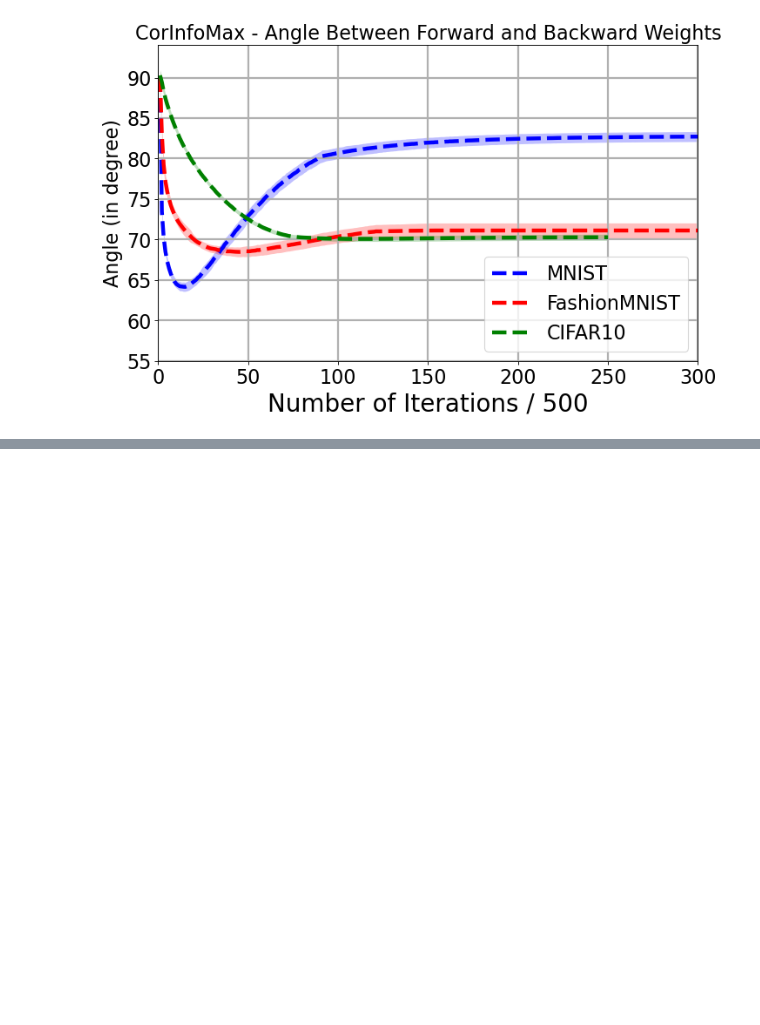
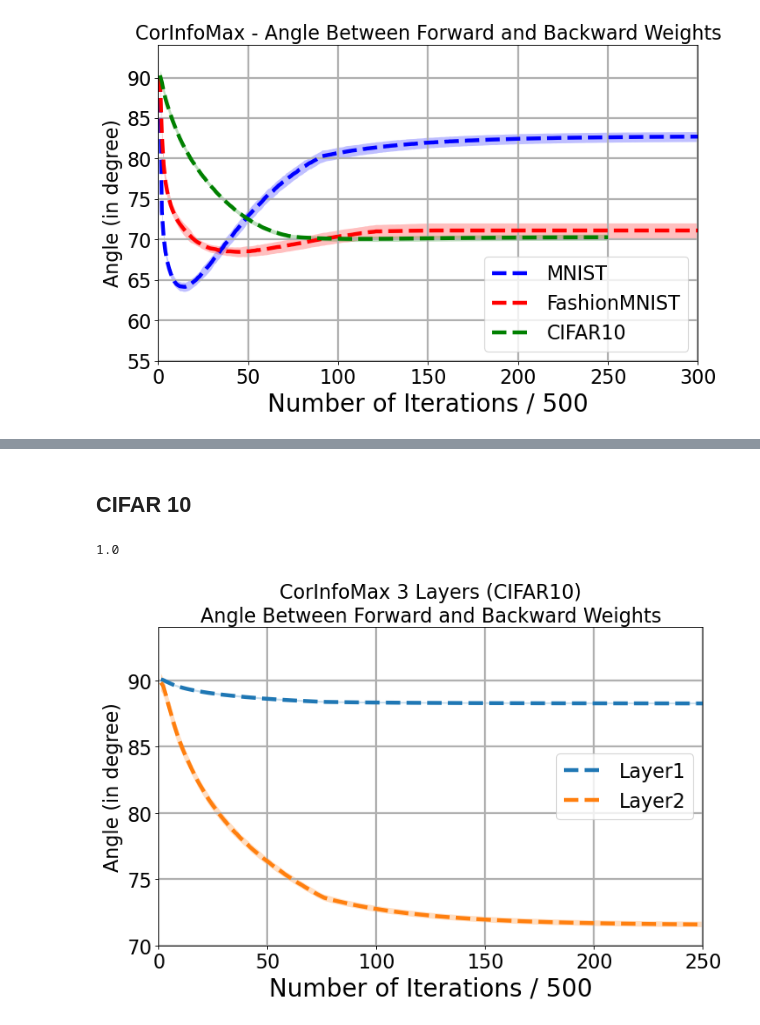
Before and after one commit to BariscanBozkurt/Supervised-CorInfoMax, a Jupyter notebook: Simulations/Classification/AnalyzeSimulations/Plot_CorInfoMax_Angle_Forward_Backward.ipynb, the cells around one changed output, grey strips where cells are left out. Cells and saved outputs as stored; diff of their text form; code cells hidden in the pictures; blank space fills up the shorter version.

```diff
--- a/Simulations/Classification/AnalyzeSimulations/Plot_CorInfoMax_Angle_Forward_Backward.ipynb
+++ b/Simulations/Classification/AnalyzeSimulations/Plot_CorInfoMax_Angle_Forward_Backward.ipynb
@@ -120,0 +249,36 @@ findfont: Font family ['Times New Roman'] not found. Falling back to DejaVu Sans
+# %% [markdown]
+## CIFAR 10
+# %%
+df_results_corinfo_cifar = pd.read_pickle(r"../Results/simulation_results_CorInfoMax_CIFAR10_3Layers_V1.pkl")
+df_results_corinfo_cifar['Trn_ACC'] = df_results_corinfo_cifar.apply(lambda row: row['Trn_ACC_list'][-1], axis = 1)
+df_results_corinfo_cifar['Tst_ACC'] = df_results_corinfo_cifar.apply(lambda row: row['Tst_ACC_list'][-1], axis = 1)
+df_setting_corinfo_cifar = df_results_corinfo_cifar[['setting_number', 'Trn_ACC', 'Tst_ACC']].groupby('setting_number').mean().reset_index()
+best_setting_corinfo_cifar = df_setting_corinfo_cifar.iloc[df_setting_corinfo_cifar['Trn_ACC'].argmax()]['setting_number']
+print(best_setting_corinfo_cifar)
+
+
+weight_angle_corinfo_cifar = np.stack(df_results_corinfo_cifar.loc[df_results_corinfo_cifar["setting_number"] == best_setting_corinfo_cifar]['forward_backward_weight_angle_list'].apply(lambda row: np.array(row)).to_numpy(), axis = 0)
+# compute the mean, 25/75 percentiles, and standard deviation
+fh2=plt.figure(figsize=(10, 6), dpi=80)
+for i in range(2):
+    (mean_corinfo_wa_cifar,
+     perc_25_corinfo_wa_cifar,
+     perc_75_corinfo_wa_cifar,
+     std_data_corinfo_wa_cifar) = perc(weight_angle_corinfo_cifar[:,:,i])
+
+    x_cifar10 = np.arange(1, mean_corinfo_wa_cifar.shape[0]+1)
+    plt.plot(x_cifar10, mean_corinfo_wa_cifar, "--", linewidth=4, label = "Layer" + str(i + 1))
+    plt.fill_between(x_cifar10, mean_corinfo_wa_cifar - std_data_corinfo_wa_cifar, mean_corinfo_wa_cifar + std_data_corinfo_wa_cifar, alpha=0.25, linewidth=0)
+gh=plt.grid(linewidth=2)
+plt.xticks(fontsize=20)
+plt.yticks(fontsize=20)
+plt.ylabel('Angle (in degree)',fontsize=25)
+plt.xlabel(r"Number of Iterations / 500",fontsize=25)
+plt.title("CorInfoMax 3 Layers (CIFAR10)\nAngle Between Forward and Backward Weights")
+plt.axis([0,250, 70,94])
+plt.legend(fontsize = 20, loc = "center right")
+ApplyFont(plt.gca())
+plt.savefig('Figures/CorInfoMax3LayerCIFAR10AngleForwardBackward.pdf', format='pdf')
+# %% [output]
+1.0
+[figure, added]
```
Also changed, not shown: parts of 15 cells of this notebook, 45 other files.
